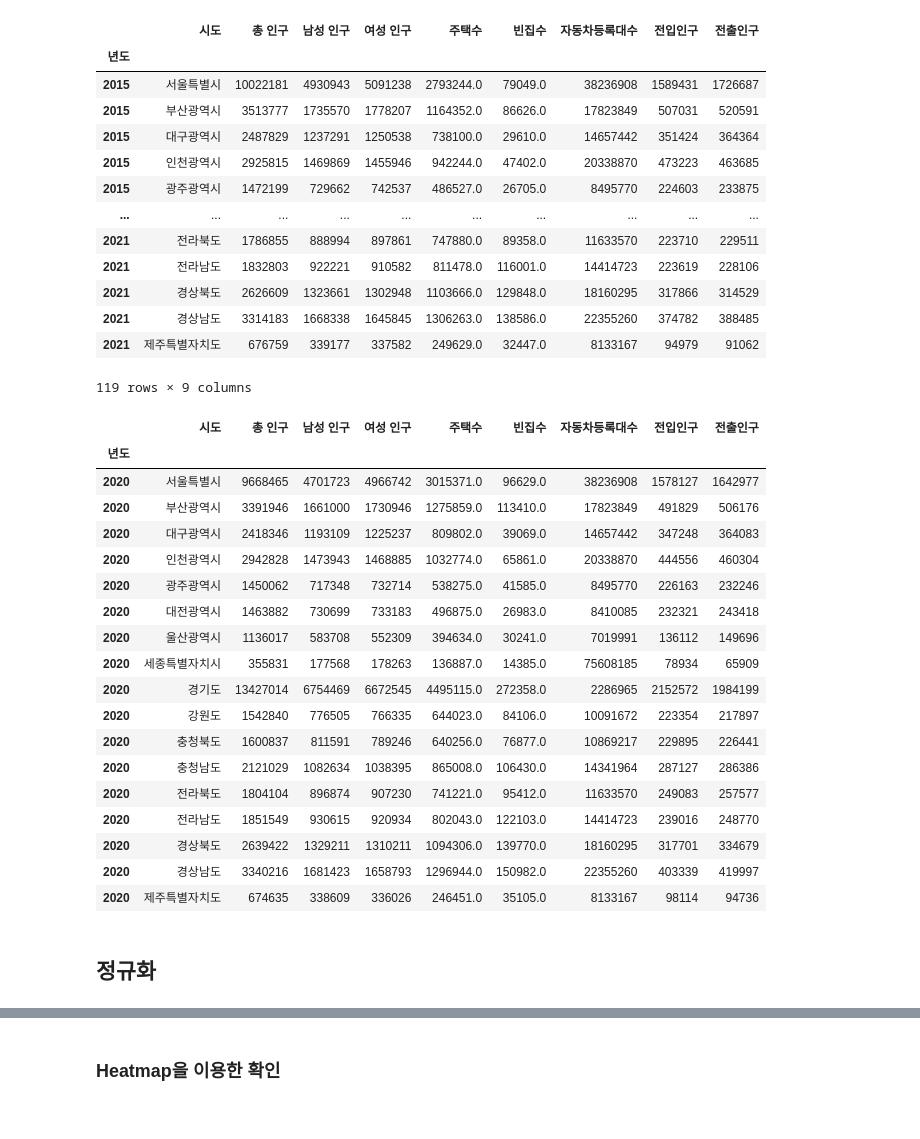
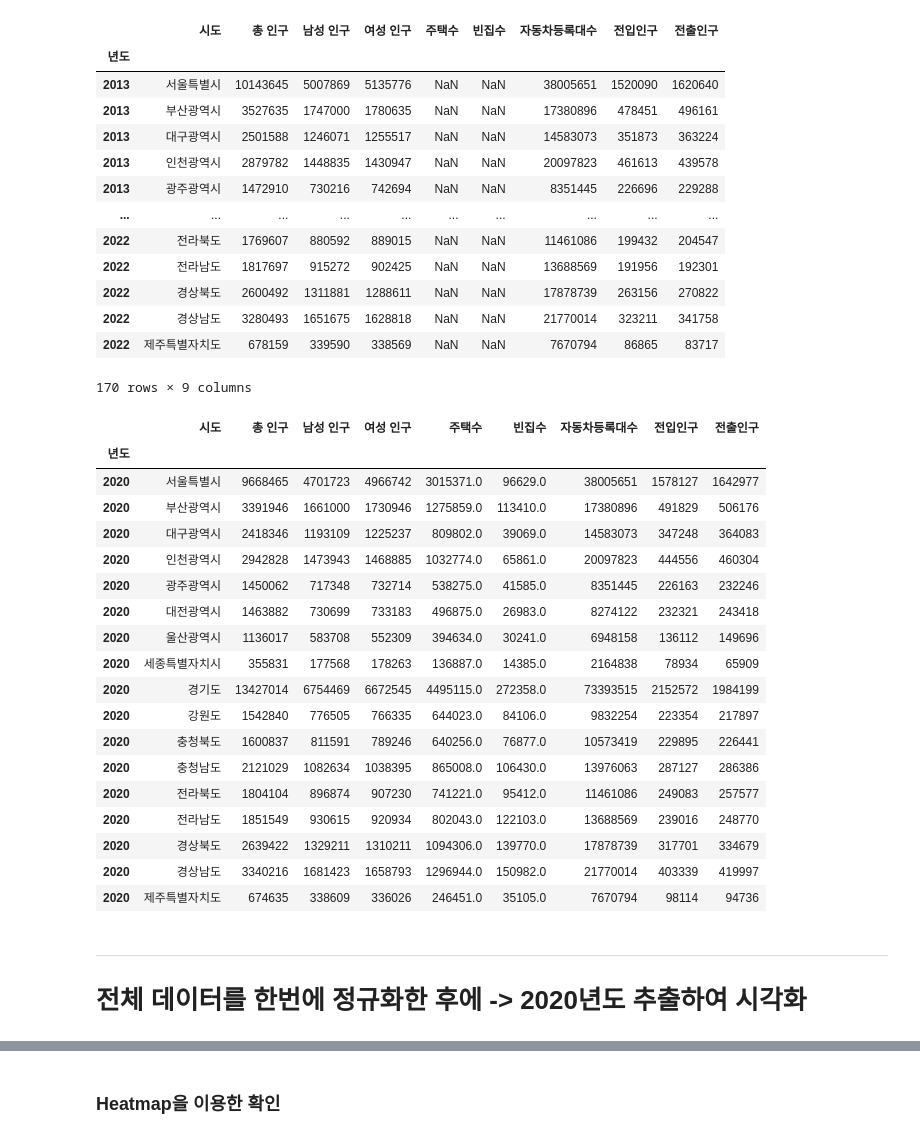
Before and after one commit to vxornjs11/Pytone_Flutter, a Jupyter notebook: Note/sangwonKim/06.시각화.ipynb, the cells around one changed output, grey strips where cells are left out. Drawn from its saved outputs; the diff is of its cells as text; code cells hidden in the pictures.

```diff
--- a/Note/sangwonKim/06.시각화.ipynb
+++ b/Note/sangwonKim/06.시각화.ipynb
@@ -41,45 +41,46 @@ df.head()
 # %%
-df.dropna(how='any', axis=0, inplace=True)
+# df.dropna(how='any', axis=0, inplace=True)
 df
 # %% [output]
 |  | 시도 | 총 인구 | 남성 인구 | 여성 인구 | 주택수 | 빈집수 | 자동차등록대수 | 전입인구 | 전출인구 |
 | 년도 |  |  |  |  |  |  |  |  |  |
-| 2015 | 서울특별시 | 10022181 | 4930943 | 5091238 | 2793244.0 | 79049.0 | 38236908 | 1589431 | 1726687 |
-| 2015 | 부산광역시 | 3513777 | 1735570 | 1778207 | 1164352.0 | 86626.0 | 17823849 | 507031 | 520591 |
-| 2015 | 대구광역시 | 2487829 | 1237291 | 1250538 | 738100.0 | 29610.0 | 14657442 | 351424 | 364364 |
-| 2015 | 인천광역시 | 2925815 | 1469869 | 1455946 | 942244.0 | 47402.0 | 20338870 | 473223 | 463685 |
-| 2015 | 광주광역시 | 1472199 | 729662 | 742537 | 486527.0 | 26705.0 | 8495770 | 224603 | 233875 |
+| 2013 | 서울특별시 | 10143645 | 5007869 | 5135776 | NaN | NaN | 38005651 | 1520090 | 1620640 |
+| 2013 | 부산광역시 | 3527635 | 1747000 | 1780635 | NaN | NaN | 17380896 | 478451 | 496161 |
+| 2013 | 대구광역시 | 2501588 | 1246071 | 1255517 | NaN | NaN | 14583073 | 351873 | 363224 |
+| 2013 | 인천광역시 | 2879782 | 1448835 | 1430947 | NaN | NaN | 20097823 | 461613 | 439578 |
+| 2013 | 광주광역시 | 1472910 | 730216 | 742694 | NaN | NaN | 8351445 | 226696 | 229288 |
 | ... | ... | ... | ... | ... | ... | ... | ... | ... | ... |
-| 2021 | 전라북도 | 1786855 | 888994 | 897861 | 747880.0 | 89358.0 | 11633570 | 223710 | 229511 |
-| 2021 | 전라남도 | 1832803 | 922221 | 910582 | 811478.0 | 116001.0 | 14414723 | 223619 | 228106 |
-| 2021 | 경상북도 | 2626609 | 1323661 | 1302948 | 1103666.0 | 129848.0 | 18160295 | 317866 | 314529 |
-| 2021 | 경상남도 | 3314183 | 1668338 | 1645845 | 1306263.0 | 138586.0 | 22355260 | 374782 | 388485 |
-| 2021 | 제주특별자치도 | 676759 | 339177 | 337582 | 249629.0 | 32447.0 | 8133167 | 94979 | 91062 |
+| 2022 | 전라북도 | 1769607 | 880592 | 889015 | NaN | NaN | 11461086 | 199432 | 204547 |
+| 2022 | 전라남도 | 1817697 | 915272 | 902425 | NaN | NaN | 13688569 | 191956 | 192301 |
+| 2022 | 경상북도 | 2600492 | 1311881 | 1288611 | NaN | NaN | 17878739 | 263156 | 270822 |
+| 2022 | 경상남도 | 3280493 | 1651675 | 1628818 | NaN | NaN | 21770014 | 323211 | 341758 |
+| 2022 | 제주특별자치도 | 678159 | 339590 | 338569 | NaN | NaN | 7670794 | 86865 | 83717 |
-119 rows × 9 columns
+170 rows × 9 columns
 # %%
 df[df.index==2020]
 # %% [output]
 |  | 시도 | 총 인구 | 남성 인구 | 여성 인구 | 주택수 | 빈집수 | 자동차등록대수 | 전입인구 | 전출인구 |
 | 년도 |  |  |  |  |  |  |  |  |  |
-| 2020 | 서울특별시 | 9668465 | 4701723 | 4966742 | 3015371.0 | 96629.0 | 38236908 | 1578127 | 1642977 |
-| 2020 | 부산광역시 | 3391946 | 1661000 | 1730946 | 1275859.0 | 113410.0 | 17823849 | 491829 | 506176 |
-| 2020 | 대구광역시 | 2418346 | 1193109 | 1225237 | 809802.0 | 39069.0 | 14657442 | 347248 | 364083 |
-| 2020 | 인천광역시 | 2942828 | 1473943 | 1468885 | 1032774.0 | 65861.0 | 20338870 | 444556 | 460304 |
-| 2020 | 광주광역시 | 1450062 | 717348 | 732714 | 538275.0 | 41585.0 | 8495770 | 226163 | 232246 |
-| 2020 | 대전광역시 | 1463882 | 730699 | 733183 | 496875.0 | 26983.0 | 8410085 | 232321 | 243418 |
-| 2020 | 울산광역시 | 1136017 | 583708 | 552309 | 394634.0 | 30241.0 | 7019991 | 136112 | 149696 |
-| 2020 | 세종특별자치시 | 355831 | 177568 | 178263 | 136887.0 | 14385.0 | 75608185 | 78934 | 65909 |
-| 2020 | 경기도 | 13427014 | 6754469 | 6672545 | 4495115.0 | 272358.0 | 2286965 | 2152572 | 1984199 |
-| 2020 | 강원도 | 1542840 | 776505 | 766335 | 644023.0 | 84106.0 | 10091672 | 223354 | 217897 |
-| 2020 | 충청북도 | 1600837 | 811591 | 789246 | 640256.0 | 76877.0 | 10869217 | 229895 | 226441 |
-| 2020 | 충청남도 | 2121029 | 1082634 | 1038395 | 865008.0 | 106430.0 | 14341964 | 287127 | 286386 |
-| 2020 | 전라북도 | 1804104 | 896874 | 907230 | 741221.0 | 95412.0 | 11633570 | 249083 | 257577 |
-| 2020 | 전라남도 | 1851549 | 930615 | 920934 | 802043.0 | 122103.0 | 14414723 | 239016 | 248770 |
-| 2020 | 경상북도 | 2639422 | 1329211 | 1310211 | 1094306.0 | 139770.0 | 18160295 | 317701 | 334679 |
-| 2020 | 경상남도 | 3340216 | 1681423 | 1658793 | 1296944.0 | 150982.0 | 22355260 | 403339 | 419997 |
-| 2020 | 제주특별자치도 | 674635 | 338609 | 336026 | 246451.0 | 35105.0 | 8133167 | 98114 | 94736 |
+| 2020 | 서울특별시 | 9668465 | 4701723 | 4966742 | 3015371.0 | 96629.0 | 38005651 | 1578127 | 1642977 |
+| 2020 | 부산광역시 | 3391946 | 1661000 | 1730946 | 1275859.0 | 113410.0 | 17380896 | 491829 | 506176 |
+| 2020 | 대구광역시 | 2418346 | 1193109 | 1225237 | 809802.0 | 39069.0 | 14583073 | 347248 | 364083 |
+| 2020 | 인천광역시 | 2942828 | 1473943 | 1468885 | 1032774.0 | 65861.0 | 20097823 | 444556 | 460304 |
+| 2020 | 광주광역시 | 1450062 | 717348 | 732714 | 538275.0 | 41585.0 | 8351445 | 226163 | 232246 |
+| 2020 | 대전광역시 | 1463882 | 730699 | 733183 | 496875.0 | 26983.0 | 8274122 | 232321 | 243418 |
+| 2020 | 울산광역시 | 1136017 | 583708 | 552309 | 394634.0 | 30241.0 | 6948158 | 136112 | 149696 |
+| 2020 | 세종특별자치시 | 355831 | 177568 | 178263 | 136887.0 | 14385.0 | 2164838 | 78934 | 65909 |
+| 2020 | 경기도 | 13427014 | 6754469 | 6672545 | 4495115.0 | 272358.0 | 73393515 | 2152572 | 1984199 |
+| 2020 | 강원도 | 1542840 | 776505 | 766335 | 644023.0 | 84106.0 | 9832254 | 223354 | 217897 |
+| 2020 | 충청북도 | 1600837 | 811591 | 789246 | 640256.0 | 76877.0 | 10573419 | 229895 | 226441 |
+| 2020 | 충청남도 | 2121029 | 1082634 | 1038395 | 865008.0 | 106430.0 | 13976063 | 287127 | 286386 |
+| 2020 | 전라북도 | 1804104 | 896874 | 907230 | 741221.0 | 95412.0 | 11461086 | 249083 | 257577 |
+| 2020 | 전라남도 | 1851549 | 930615 | 920934 | 802043.0 | 122103.0 | 13688569 | 239016 | 248770 |
+| 2020 | 경상북도 | 2639422 | 1329211 | 1310211 | 1094306.0 | 139770.0 | 17878739 | 317701 | 334679 |
+| 2020 | 경상남도 | 3340216 | 1681423 | 1658793 | 1296944.0 | 150982.0 | 21770014 | 403339 | 419997 |
+| 2020 | 제주특별자치도 | 674635 | 338609 | 336026 | 246451.0 | 35105.0 | 7670794 | 98114 | 94736 |
-# %% [markdown]
-## 정규화
+# %% [markdown]
+----
+# 전체 데이터를 한번에 정규화한 후에 -> 2020년도 추출하여 시각화
 # %%
 from sklearn import preprocessing
 # %%
```
Also changed, not shown: parts of 18 cells of this notebook, 5 other files.
